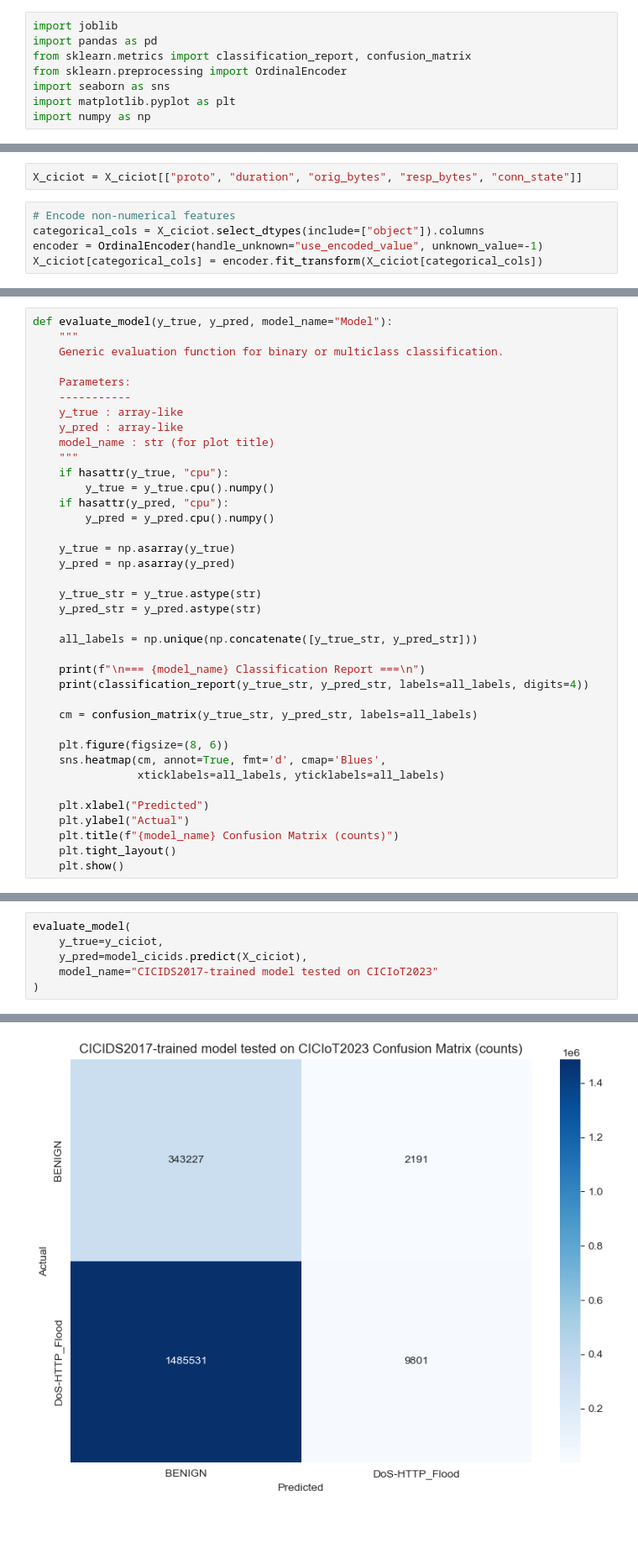
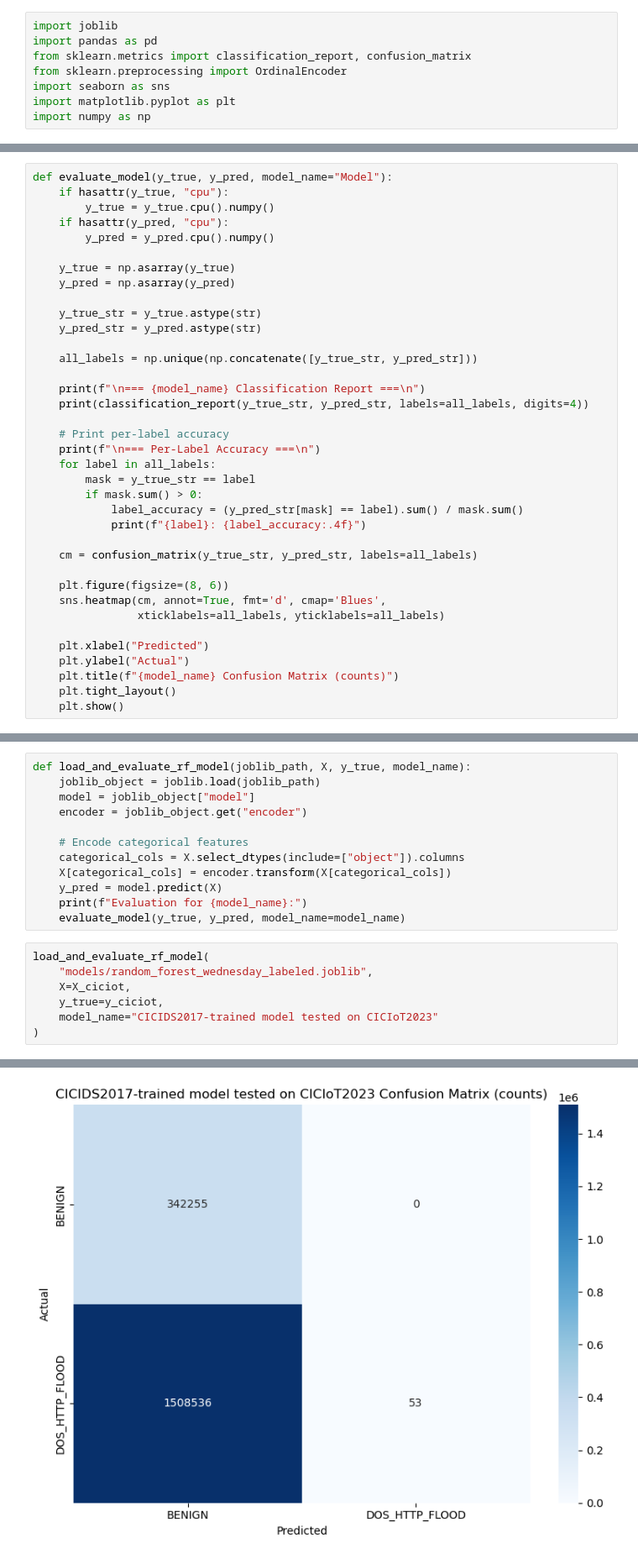
Before and after one commit to ramuld12/Property-based-Neural-Network-Verification, a Jupyter notebook: baseline/cross_datasat_eval.ipynb, the cells around one changed output, grey strips where cells are left out. Shown at 84% size. Cells and saved outputs as stored; diff of their text form; blank space fills up the shorter version.

```diff
--- a/baseline/cross_datasat_eval.ipynb
+++ b/baseline/cross_datasat_eval.ipynb
@@ -42,7 +60,0 @@ Model CICIoT expects: 39
-# %%
-X_ciciot = X_ciciot[["proto", "duration", "orig_bytes", "resp_bytes", "conn_state"]]
-# %%
-# Encode non-numerical features
-categorical_cols = X_ciciot.select_dtypes(include=["object"]).columns
-encoder = OrdinalEncoder(handle_unknown="use_encoded_value", unknown_value=-1)
-X_ciciot[categorical_cols] = encoder.fit_transform(X_ciciot[categorical_cols])
@@ -52,14 +63,5 @@ See https://pandas.pydata.org/docs/user_guide/migration-3-strings.html#string-mi
 # %%
 def evaluate_model(y_true, y_pred, model_name="Model"):
-    """
-    Generic evaluation function for binary or multiclass classification.
-
-    Parameters:
-    -----------
-    y_true : array-like
-    y_pred : array-like
-    model_name : str (for plot title)
-    """
     if hasattr(y_true, "cpu"):
         y_true = y_true.cpu().numpy()
     if hasattr(y_pred, "cpu"):
@@ -76,6 +78,14 @@ def evaluate_model(y_true, y_pred, model_name="Model"):
     print(f"\n=== {model_name} Classification Report ===\n")
     print(classification_report(y_true_str, y_pred_str, labels=all_labels, digits=4))
 
+    # Print per-label accuracy
+    print(f"\n=== Per-Label Accuracy ===\n")
+    for label in all_labels:
+        mask = y_true_str == label
+        if mask.sum() > 0:
+            label_accuracy = (y_pred_str[mask] == label).sum() / mask.sum()
+            print(f"{label}: {label_accuracy:.4f}")
+
     cm = confusion_matrix(y_true_str, y_pred_str, labels=all_labels)
 
     plt.figure(figsize=(8, 6))
@@ -92,7 +100,20 @@ y_pred_cicids_on_ciciot = model_cicids.predict(X_ciciot)
+# %%
+def load_and_evaluate_rf_model(joblib_path, X, y_true, model_name):
+    joblib_object = joblib.load(joblib_path)
+    model = joblib_object["model"]
+    encoder = joblib_object.get("encoder")
+
+    # Encode categorical features
+    categorical_cols = X.select_dtypes(include=["object"]).columns
+    X[categorical_cols] = encoder.transform(X[categorical_cols])
+    y_pred = model.predict(X)
+    print(f"Evaluation for {model_name}:")
+    evaluate_model(y_true, y_pred, model_name=model_name)
 # %%
-evaluate_model(
+load_and_evaluate_rf_model(
+    "models/random_forest_wednesday_labeled.joblib",
+    X=X_ciciot,
     y_true=y_ciciot,
-    y_pred=model_cicids.predict(X_ciciot),
     model_name="CICIDS2017-trained model tested on CICIoT2023"
 )
 # %% [output]
@@ -109 +140 @@ DoS-HTTP_Flood     0.8173    0.0066    0.0130   1495332
-[figure, old version]
+[figure, new version]
```
Also changed, not shown: parts of 16 cells of this notebook, 10 other files.
